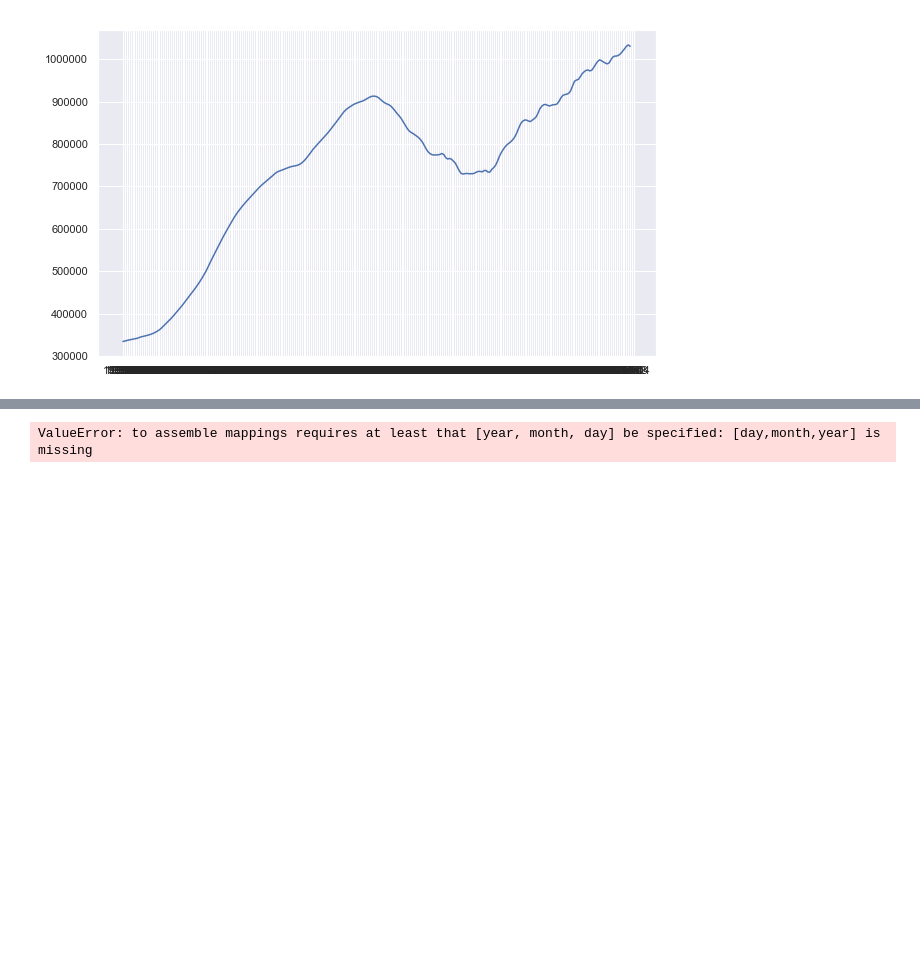
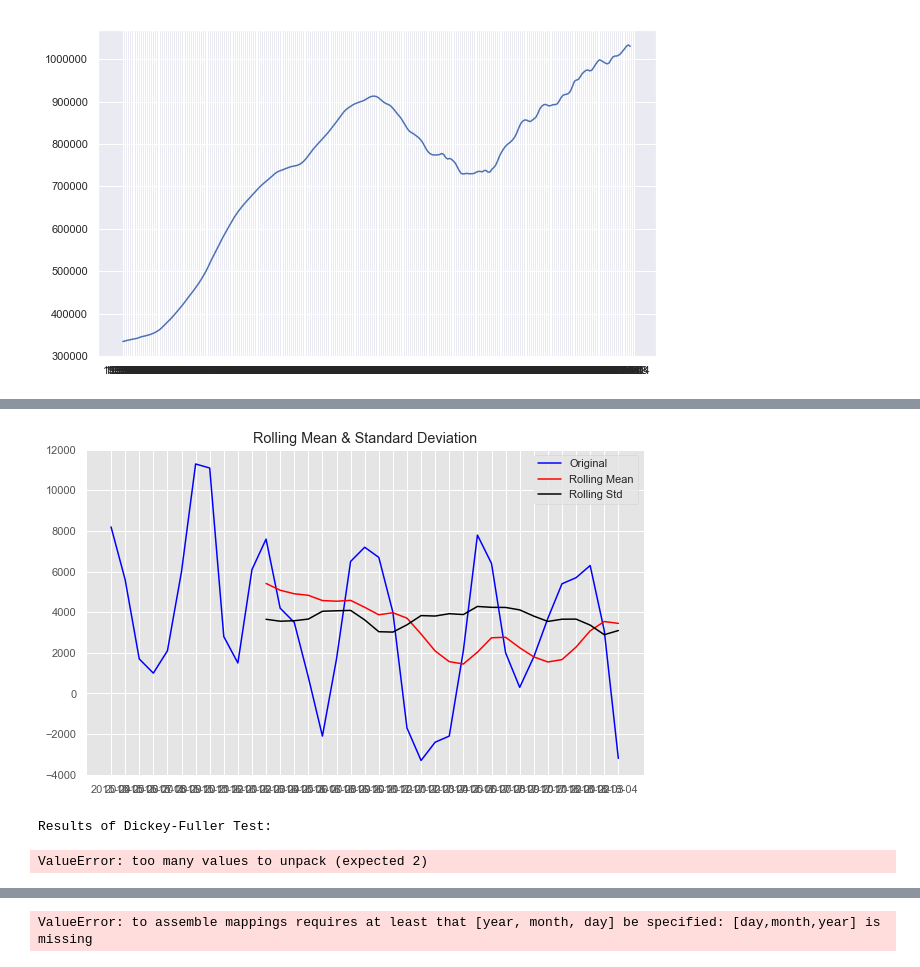
Before and after one commit to lindseyberlin/dsc-mod-4-project, a Jupyter notebook: Harrison_Scratch.ipynb, the cells around one changed output, grey strips where cells are left out. Drawn from its saved outputs; the diff is of its cells as text; code cells hidden in the pictures; blank space fills up the shorter version.

```diff
--- a/Harrison_Scratch.ipynb
+++ b/Harrison_Scratch.ipynb
@@ -243,0 +299,6 @@ df09.iloc[:,8:].diff(lag, axis=1).apply(lambda x: abs(np.log(x)))
+# %%
+test_stationarity(ex_01)
+# %% [output]
+[figure, added]
+Results of Dickey-Fuller Test:
+ValueError: too many values to unpack (expected 2)
```
Also changed, not shown: parts of 33 cells of this notebook, 2 other files.
